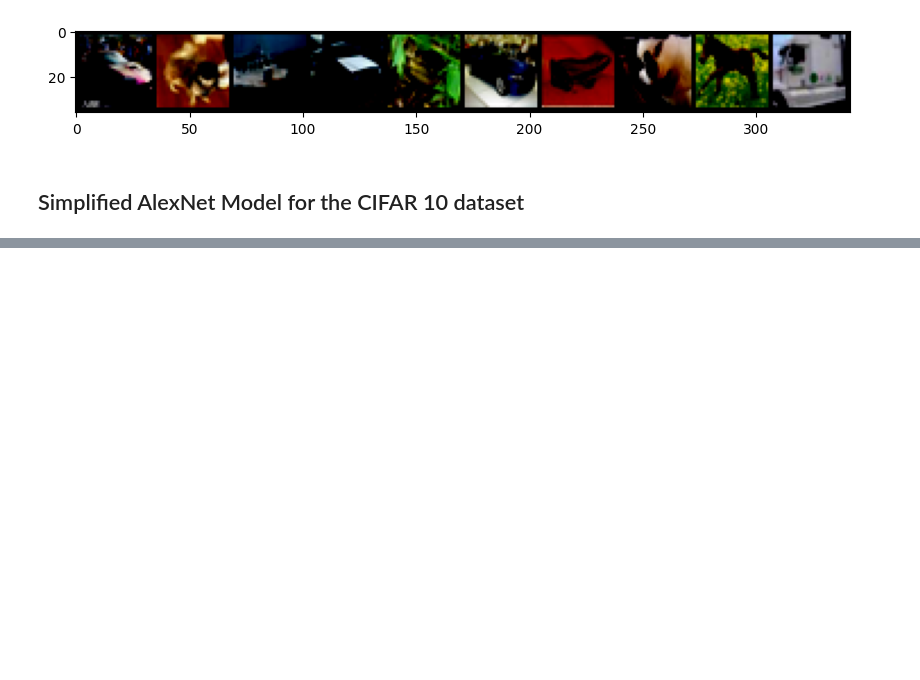
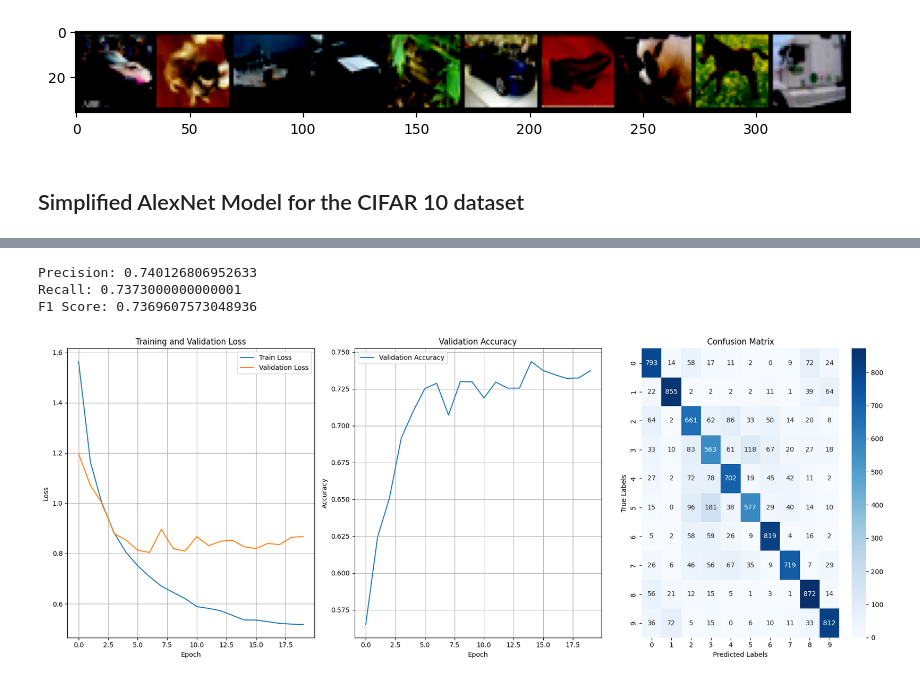
Before and after one commit to andrews-tang/ML_Assignments, a Jupyter notebook: Q1_Real_Time_ML_Assignment.ipynb, the cells around one changed output, grey strips where cells are left out. Saved outputs shown, nothing was run; the diff lists cells and outputs as text; code cells hidden in the pictures; blank space fills up the shorter version.

```diff
--- a/Q1_Real_Time_ML_Assignment.ipynb
+++ b/Q1_Real_Time_ML_Assignment.ipynb
@@ -294,0 +333,2 @@ F1 Score: 0.5407050208643057
+# %%
+model, train_loader, val_loader, metrics = train_model()
@@ -294,0 +353,7 @@ F1 Score: 0.5407050208643057
+# %%
+evaluate_and_plot_metrics(model, train_loader, val_loader, metrics)
+# %% [output]
+Precision: 0.740126806952633
+Recall: 0.7373000000000001
+F1 Score: 0.7369607573048936
+[figure, added]
```
Also changed, not shown: parts of 7 cells of this notebook.
